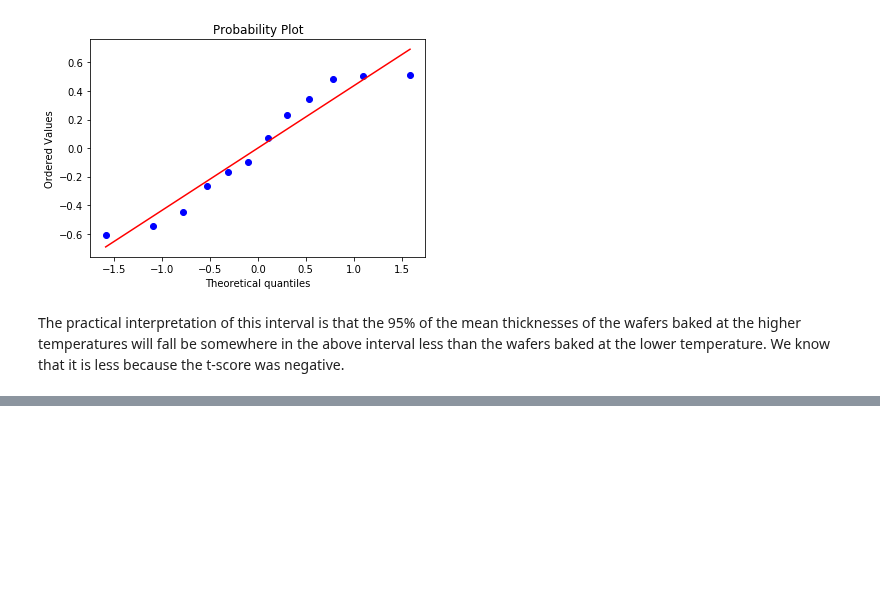
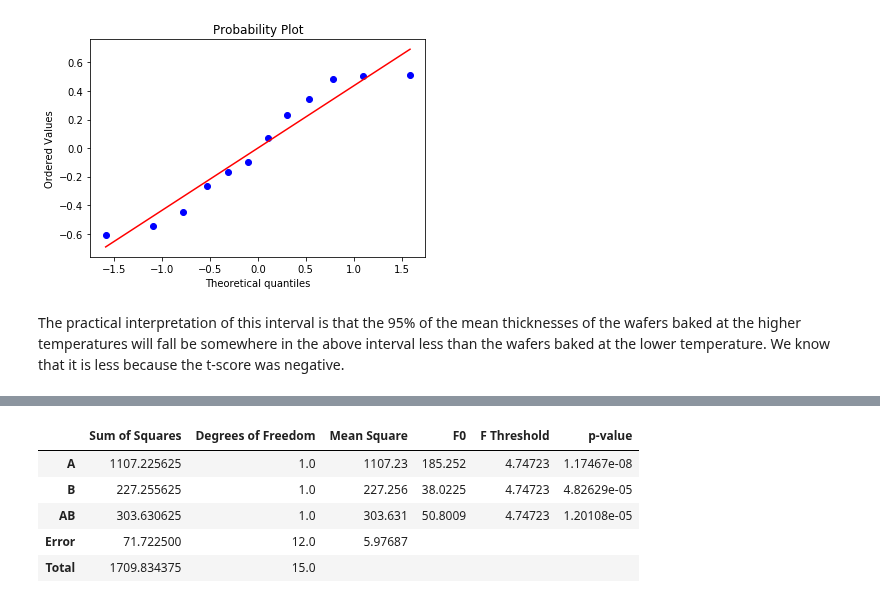
Before and after one commit to mwnewlin/AFIT, a Jupyter notebook: CSCE 554/Newlin_in_class_2_CSCE554.ipynb, the cells around one changed output, grey strips where cells are left out. Cells and saved outputs as stored; diff of their text form; code cells hidden in the pictures; blank space fills up the shorter version.

```diff
--- a/CSCE 554/Newlin_in_class_2_CSCE554.ipynb
+++ b/CSCE 554/Newlin_in_class_2_CSCE554.ipynb
@@ -209,0 +292,83 @@ print(p_val)
+# %%
+one = np.array([18.2, 18.9, 12.9, 14.4])
+a = np.array([27.2, 24.0, 22.4, 22.5])
+b = np.array([15.9, 14.5, 15.1, 14.2])
+ab = np.array([41.0, 43.9, 36.3, 39.9])
+n = 4
+
+data = np.array([[b, ab],
+                 [one, a]])
+total_mean = np.mean(data)
+print(np.mean(data))
+
+contrast_A = (np.sum(ab-b)+np.sum(a-one))
+contrast_B = (np.sum(ab)+np.sum(b)-np.sum(a)-np.sum(one))
+contrast_AB = (np.sum(ab)+np.sum(one)-np.sum(a)-np.sum(b))
+print("Contrast A",contrast_A)
+print("Contrast B",contrast_B)
+print("Contrast AB",contrast_AB)
+
+effect_A = (1/(2*n))*(np.sum(ab-b)+np.sum(a-one))
+effect_B = (1/(2*n))*(np.sum(ab)+np.sum(b)-np.sum(a)-np.sum(one))
+effect_AB = (1/(2*n))*(np.sum(ab)+np.sum(one)-np.sum(a)-np.sum(b))
+
+print("Effect A",effect_A)
+print("Effect B",effect_B)
+print("Effect AB",effect_AB)
+
+SSA = (contrast_A**2)/(4*n)
+SSB = (contrast_B**2)/(4*n)
+SSAB = (contrast_AB**2)/(4*n)
+
+print("SSA: {}".format(SSA))
+print("SSB: {}".format(SSB))
+print("SSAB: {}".format(SSAB))
+
+total_diff = data - total_mean
+
+SST = np.sum(np.square(total_diff))
+print("SST: {}".format(SST))
+SSE = SST - SSA - SSB - SSAB
+print("SSE: {}".format(SSE))
+sum_squares = np.array([SSA, SSB, SSAB, SSE, SST])
+MSA = SSA
+MSB = SSB
+MSAB = SSAB
+MSE = SSE/(4*(n-1))
+print("MSA: {}".format(MSA))
+print("MSB: {}".format(MSB))
+print("MSAB: {}".format(MSAB))
+print("MSE: {}".format(MSE))
+mean_squares = np.array([MSA, MSB, MSAB, MSE,0])
+F0_A = MSA/MSE
+F0_B = MSB/MSE
+F0_AB = MSAB/MSE
+f_vals = np.array([F0_A, F0_B, F0_AB, 0, 0])
+DF_A = 1
+DF_B = 1
+DF_AB = 1
+DF_T = 4*n-1
+DF_E = 4*(n-1)
+DF = np.array([DF_A, DF_B, DF_AB, DF_E, DF_T])
+print("F0_A: {}".format(F0_A))
+print("F0_B: {}".format(F0_B))
+print("F0_AB: {}".format(F0_AB))
+alpha = 0.05
+f_crit_a = stats.f.ppf(1-alpha,DF_A,DF_E)
+f_crit_b = stats.f.ppf(1-alpha,DF_B,DF_E)
+f_crit_ab = stats.f.ppf(1-alpha,DF_AB,DF_E)
+f_crits = np.array([f_crit_a, f_crit_b, f_crit_ab,0, 0])
+p_val_A = 1 - stats.f.cdf(F0_A, DF_A,DF_E)
+p_val_B = 1 - stats.f.cdf(F0_B, DF_B,DF_E)
+p_val_AB = 1 - stats.f.cdf(F0_AB, DF_AB,DF_E)
+print("p_val_A: {}".format(p_val_A))
+print("p_val_B: {}".format(p_val_B))
+print("p_val_AB: {}".format(p_val_AB))
+pvals = np.array([p_val_A, p_val_B, p_val_AB, 0,0])
+
+vals_data = np.array([sum_squares, DF, mean_squares, f_vals, f_crits, pvals])
+vals_df = pd.DataFrame(data=vals_data.T, index=['A', 'B', 'AB', 'Error', 'Total'],
+                       columns=['Sum of Squares', 'Degrees of Freedom', 'Mean Square', 'F0', 'F Threshold', 'p-value'])
+vals_df = vals_df.replace(to_replace=0,value='')
+display(vals_df)
+# %% [output]
@@ -209,0 +392,6 @@ print(p_val)
+|  | Sum of Squares | Degrees of Freedom | Mean Square | F0 | F Threshold | p-value |
+| A | 1107.225625 | 1.0 | 1107.23 | 185.252 | 4.74723 | 1.17467e-08 |
+| B | 227.255625 | 1.0 | 227.256 | 38.0225 | 4.74723 | 4.82629e-05 |
+| AB | 303.630625 | 1.0 | 303.631 | 50.8009 | 4.74723 | 1.20108e-05 |
+| Error | 71.722500 | 12.0 | 5.97687 |  |  |  |
+| Total | 1709.834375 | 15.0 |  |  |  |  |
```
Also changed, not shown: parts of 5 cells of this notebook, 2 other files.
